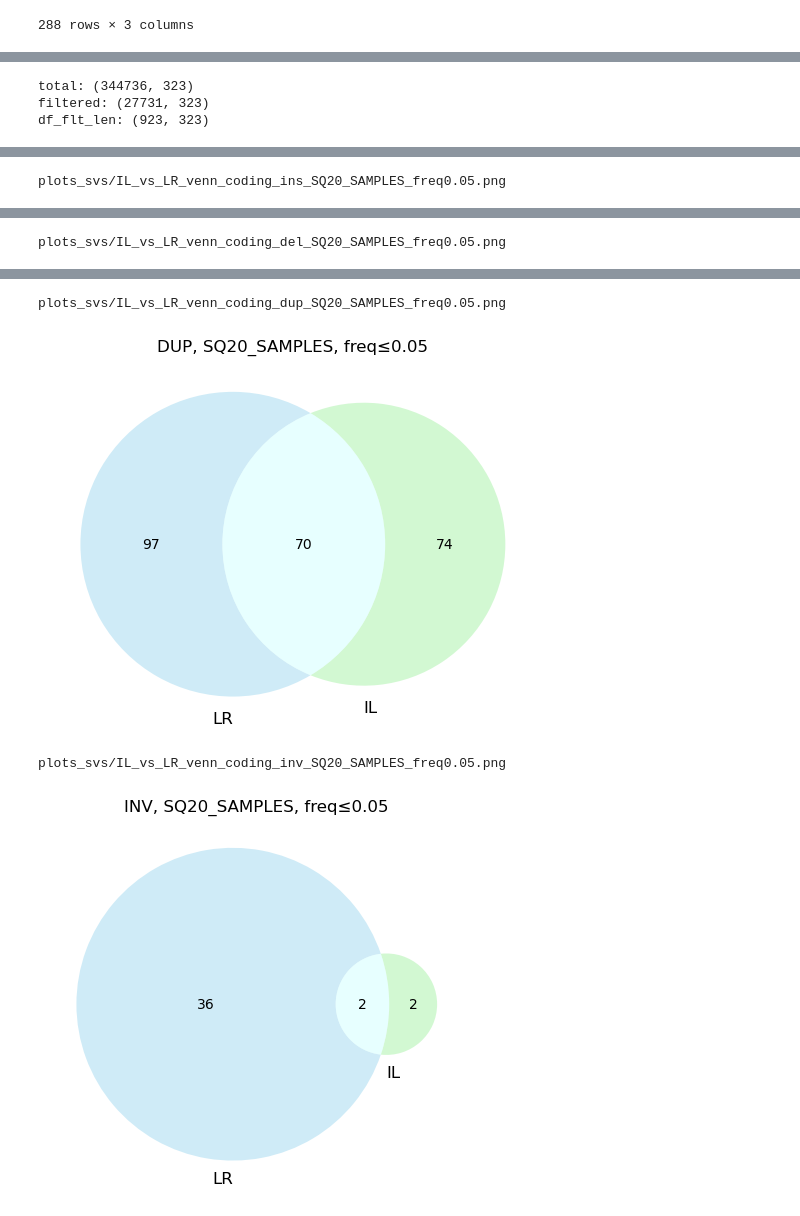
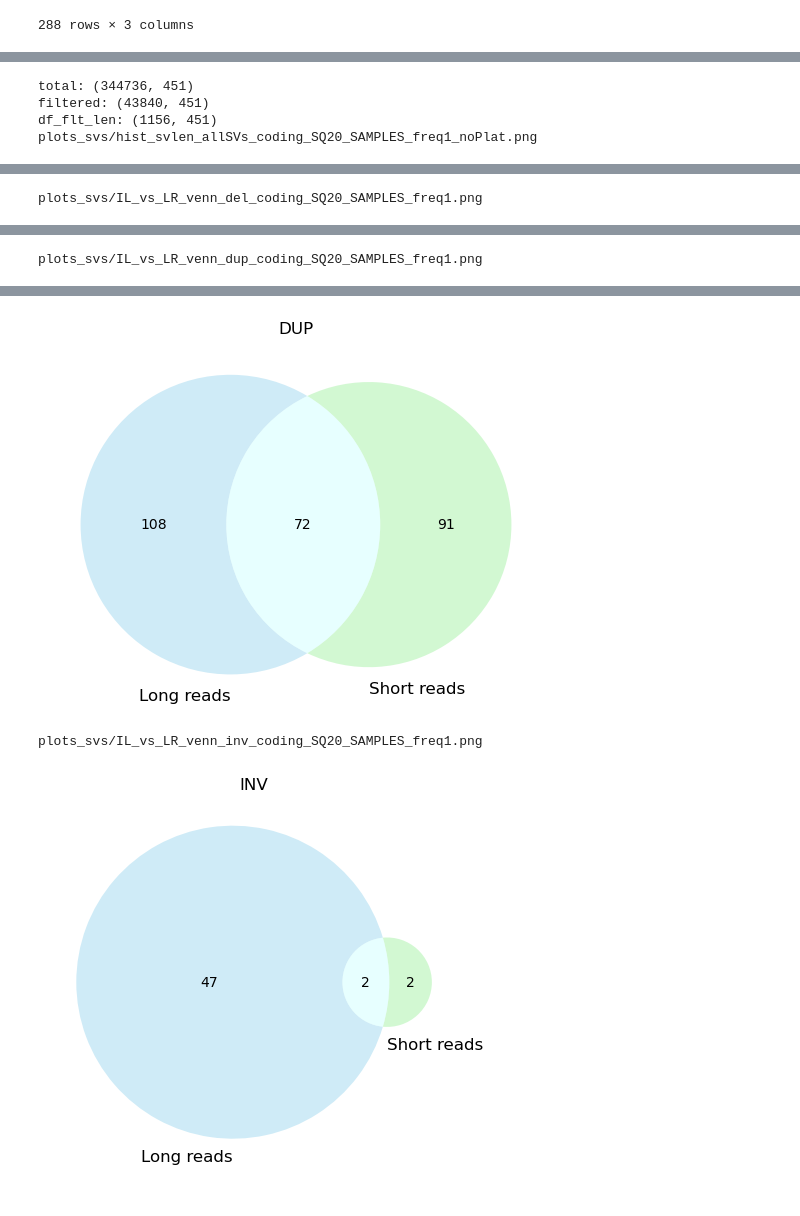
Before and after one commit to mldmort/SV_process, a Jupyter notebook: plots_svs.ipynb, the cells around one changed output, grey strips where cells are left out. Drawn from its saved outputs; the diff is of its cells as text; code cells hidden in the pictures.

```diff
--- a/plots_svs.ipynb
+++ b/plots_svs.ipynb
@@ -54,15 +97,26 @@ plat_dict = {sample: get_plat(sample) for sample in df_cov.SAMPLE.tolist()}
 file_name = 'test.tsv'
 df = pd.read_table(file_name, sep='\t', header=0)
 # %%
-def get_df_flt(df, flt_name, svtypes, ext_col=None, flt_sd_art=True, freq_thr=None):
+#def get_df_flt(df, flt_name, svtypes, ext_col=None, flt_sd_art=True, freq_thr=None):
+#    if not ext_col:
+#        df_flt = df.loc[((df[f'NUM_{flt_name}'] > 0) | (df['NUM_IL_SAMPLES'] > 0)) & (df.SVTYPE.isin(svtypes))].copy()
+#    else:
+#        df_flt = df.loc[((df[f'NUM_{flt_name}'] > 0) | (df['NUM_IL_SAMPLES'] > 0)) & (df.SVTYPE.isin(svtypes)) & (df[ext_col]==1)].copy()
+#    if flt_sd_art:
+#        df_flt = df_flt.loc[~((df_flt.SD_ART==1) & (df_flt.PLATFORM=='LR'))].copy()
+#    if freq_thr != None:
+#        df_flt = df_flt.loc[df_flt[f'freq_{flt_name}']<=freq_thr].copy()
+#    return df_flt
+
+def get_df_flt(df, flt_name, svtypes, ext_col=None, flt_sd_art=True, freq_col=None, freq_thr=None):
     if not ext_col:
-        df_flt = df.loc[((df[f'NUM_{flt_name}'] > 0) | (df['NUM_IL_SAMPLES'] > 0)) & (df.SVTYPE.isin(svtypes))].copy()
+        df_flt = df.loc[((df[f'NUM_{flt_name}'] > 0) | (df['NUM_IL_SAMPLES'] > 0)) & (df.SVTYPE.isin(svtypes))]
     else:
-        df_flt = df.loc[((df[f'NUM_{flt_name}'] > 0) | (df['NUM_IL_SAMPLES'] > 0)) & (df.SVTYPE.isin(svtypes)) & (df[ext_col]==1)].copy()
+        df_flt = df.loc[((df[f'NUM_{flt_name}'] > 0) | (df['NUM_IL_SAMPLES'] > 0)) & (df.SVTYPE.isin(svtypes)) & (df[ext_col]==1)]
     if flt_sd_art:
-        df_flt = df_flt.loc[~((df_flt.SD_ART==1) & (df_flt.PLATFORM=='LR'))].copy()
+        df_flt = df_flt.loc[~((df_flt.SD_ART==1) & (df_flt.PLATFORM=='LR'))]
     if freq_thr != None:
-        df_flt = df_flt.loc[df_flt[f'freq_{flt_name}']<=freq_thr].copy()
+        df_flt = df_flt.loc[df_flt[f'freq_{freq_col}']<=freq_thr]
     return df_flt
 # %%
 ##############################
@@ -319,6 +506,7 @@ def hist(df, fig_name='out.png', log_scale=(True, True), bins='auto', palette=sb
     df_plot = df_plot.loc[df_plot.SVLEN <= 1e6]
     sb.histplot(data=df_plot, x='SVLEN', hue=hue, element="poly", log_scale=log_scale, fill=False,
                 bins=bins, palette=palette, linewidth=3)
+    plt.xlabel('SV length')
     plt.title(title)
     plt.xlim(right=1e6)
     print(fig_name)
@@ -432,15 +621,17 @@ plots_svs/IL_vs_LR_venn_allSVs_inv_SQ10_SAMPLES_freq1.png
 flt_name = 'SQ20_SAMPLES'
 include_svtypes = ['INS', 'DEL', 'DUP', 'INV', '.']
 
-#freq_thr=1
-freq_thr=0.05
+freq_thr=1
+#freq_thr=0.05
+freq_col = 'AD2_SAMPLES'
 
-title_add = f', {flt_name}, freq≤{freq_thr}'
+#title_add = f', {flt_name}, freq≤{freq_thr}'
+title_add = f''
 
 ############# Coding variants ##############
 gen_list = ['CDS', 'start_codon', 'stop_codon']
 # filter for main svtypes and quality
-df_flt = get_df_flt(df, flt_name, include_svtypes, flt_sd_art=True, freq_thr=freq_thr)
+df_flt = get_df_flt(df, flt_name, include_svtypes, flt_sd_art=True, freq_col=freq_col, freq_thr=freq_thr)
 print(f'total: {df.shape}')
 print(f'filtered: {df_flt.shape}')
 
@@ -448,7 +639,7 @@ df_flt_len = df_flt.loc[(df_flt.GENCODE.isin(gen_list)) & (df_flt.SVTYPE!='.')].
 df_flt_len['SVLEN'] = df_flt_len['SVLEN'].astype(int).abs()
 print(f'df_flt_len: {df_flt_len.shape}')
 #fig_name = dir_fig+f'hist_svlen_coding_svs_{flt_name}_freq{freq_thr}.png'
-fig_name = dir_fig+f'hist_svlen_coding_svs_{flt_name}_freq{freq_thr}_noPlat.png'
+fig_name = dir_fig+f'hist_svlen_allSVs_coding_{flt_name}_freq{freq_thr}_noPlat.png'
 palette = {'LR': 'skyblue', 'IL':'lightgreen', 'LR_IL':'paleturquoise'}
 bins = 7
 #hist(df_flt_len, fig_name, palette=palette, title=title_add, bins=bins, hue='PLATFORM')
@@ -471,7 +662,6 @@ print(f'IL_dup: {IL_dup}')
 print(f'IL_inv: {IL_inv}')
 print(f'IL_bnd: {IL_bnd}')
 
-# SQ10
 LR_ins = df_flt.loc[(df_flt.PLATFORM=='LR') & (df_flt.SVTYPE=='INS') & (df_flt.GENCODE.isin(gen_list))].shape[0]
 LR_del = df_flt.loc[(df_flt.PLATFORM=='LR') & (df_flt.SVTYPE=='DEL') & (df_flt.GENCODE.isin(gen_list))].shape[0]
 LR_dup = df_flt.loc[(df_flt.PLATFORM=='LR') & (df_flt.SVTYPE=='DUP') & (df_flt.GENCODE.isin(gen_list))].shape[0]
@@ -506,12 +696,13 @@ print(f'LR_IL_dup: {LR_IL_dup}')
 print(f'LR_IL_inv: {LR_IL_inv}')
 print(f'LR_IL_bnd: {LR_IL_bnd}')
 
-venn_(LR_total, IL_total, LR_IL_total, ['LR', 'IL'], dir_fig+f'IL_vs_LR_venn_coding_{flt_name}_freq{freq_thr}.png', title=''+title_add)
-venn_(LR_ins, IL_ins, LR_IL_ins, ['LR', 'IL'], dir_fig+f'IL_vs_LR_venn_coding_ins_{flt_name}_freq{freq_thr}.png', title='INS'+title_add)
-venn_(LR_del, IL_del, LR_IL_del, ['LR', 'IL'], dir_fig+f'IL_vs_LR_venn_coding_del_{flt_name}_freq{freq_thr}.png', title='DEL'+title_add)
-venn_(LR_dup, IL_dup, LR_IL_dup, ['LR', 'IL'], dir_fig+f'IL_vs_LR_venn_coding_dup_{flt_name}_freq{freq_thr}.png', title='DUP'+title_add)
-venn_(LR_inv, IL_inv, LR_IL_inv, ['LR', 'IL'], dir_fig+f'IL_vs_LR_venn_coding_inv_{flt_name}_freq{freq_thr}.png', title='INV'+title_add)
+venn_(LR_total, IL_total, LR_IL_total, ['Long reads', 'Short reads'], dir_fig+f'IL_vs_LR_venn_allSVs_coding_{flt_name}_freq{freq_thr}.png', title=''+title_add)
+venn_(LR_ins, IL_ins, LR_IL_ins, ['Long reads', 'Short reads'], dir_fig+f'IL_vs_LR_venn_ins_coding_{flt_name}_freq{freq_thr}.png', title='INS'+title_add)
+venn_(LR_del, IL_del, LR_IL_del, ['Long reads', 'Short reads'], dir_fig+f'IL_vs_LR_venn_del_coding_{flt_name}_freq{freq_thr}.png', title='DEL'+title_add)
+venn_(LR_dup, IL_dup, LR_IL_dup, ['Long reads', 'Short reads'], dir_fig+f'IL_vs_LR_venn_dup_coding_{flt_name}_freq{freq_thr}.png', title='DUP'+title_add)
+venn_(LR_inv, IL_inv, LR_IL_inv, ['Long reads', 'Short reads'], dir_fig+f'IL_vs_LR_venn_inv_coding_{flt_name}_freq{freq_thr}.png', title='INV'+title_add)
 # %% [output]
-total: (344736, 323)
-filtered: (27731, 323)
-df_flt_len: (923, 323)
+total: (344736, 451)
+filtered: (43840, 451)
+df_flt_len: (1156, 451)
+plots_svs/hist_svlen_allSVs_coding_SQ20_SAMPLES_freq1_noPlat.png
@@ -537 +729 @@ plots_svs/IL_vs_LR_venn_coding_SQ20_SAMPLES_freq0.05.png
-plots_svs/IL_vs_LR_venn_coding_ins_SQ20_SAMPLES_freq0.05.png
+plots_svs/IL_vs_LR_venn_del_coding_SQ20_SAMPLES_freq1.png
@@ -539 +731 @@ plots_svs/IL_vs_LR_venn_coding_ins_SQ20_SAMPLES_freq0.05.png
-plots_svs/IL_vs_LR_venn_coding_del_SQ20_SAMPLES_freq0.05.png
+plots_svs/IL_vs_LR_venn_dup_coding_SQ20_SAMPLES_freq1.png
@@ -541,7 +732,6 @@ plots_svs/IL_vs_LR_venn_coding_del_SQ20_SAMPLES_freq0.05.png
+[figure, new version]
-plots_svs/IL_vs_LR_venn_coding_dup_SQ20_SAMPLES_freq0.05.png
+plots_svs/IL_vs_LR_venn_inv_coding_SQ20_SAMPLES_freq1.png
-[figure, old version]
-plots_svs/IL_vs_LR_venn_coding_inv_SQ20_SAMPLES_freq0.05.png
-[figure, old version]
+[figure, new version]
 # %%
 #flt_name = 'AD3_SAMPLES'
 flt_name = 'SQ20_SAMPLES'
```
Also changed, not shown: parts of 20 cells of this notebook, 23 other files.
